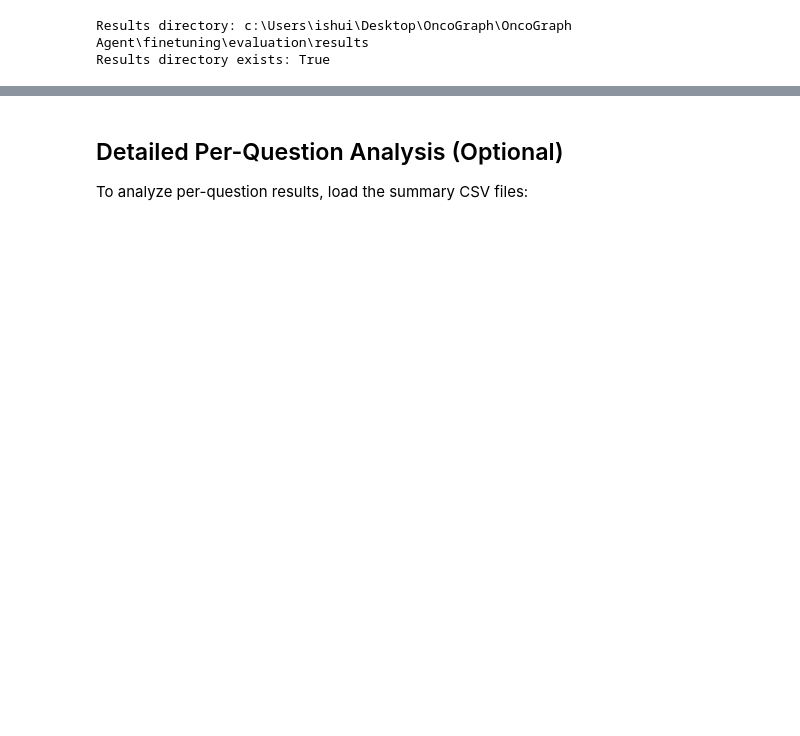
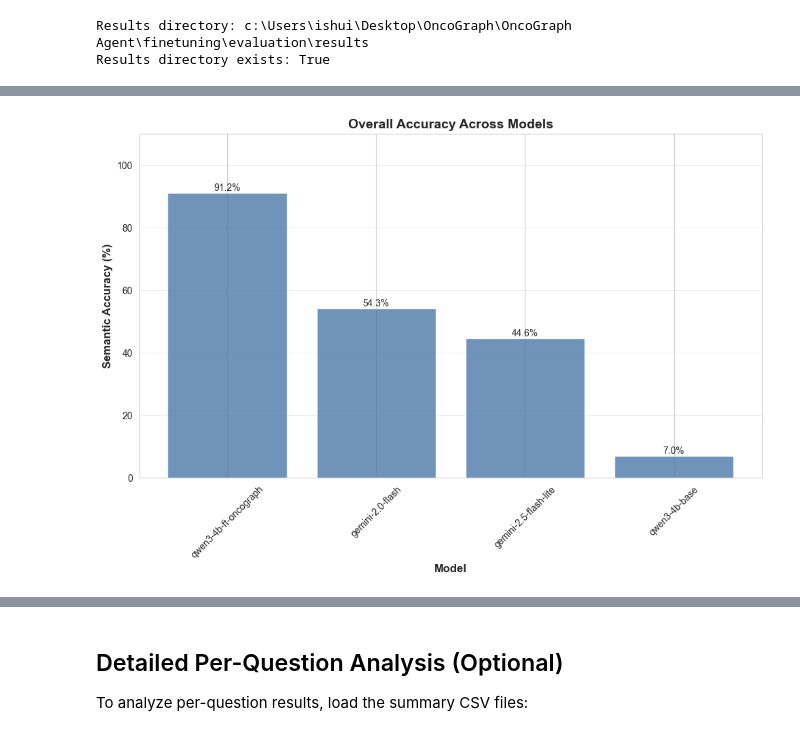
Before and after one commit to ib565/OncoGraph-Engine, a Jupyter notebook: finetuning/notebooks/03_compare_evaluation_results.ipynb, the cells around one changed output, grey strips where cells are left out. Saved outputs shown, nothing was run; the diff lists cells and outputs as text; code cells hidden in the pictures; blank space fills up the shorter version.

```diff
--- a/finetuning/notebooks/03_compare_evaluation_results.ipynb
+++ b/finetuning/notebooks/03_compare_evaluation_results.ipynb
@@ -190,2 +203,34 @@ plt.show()
+# %%
+fig, ax = plt.subplots(figsize=(10, 7))
+bars = ax.bar(
+    comparison_df["Model"],
+    comparison_df["Semantic Accuracy (%)"],
+    color=PALETTE[0],
+    alpha=0.8,
+)
+
+ax.set_xlabel("Model", fontsize=12, fontweight="bold")
+ax.set_ylabel("Semantic Accuracy (%)", fontsize=12, fontweight="bold")
+ax.set_title("Overall Accuracy Across Models", fontsize=14, fontweight="bold")
+ax.set_ylim(0, 110)
+ax.grid(axis="y", alpha=0.3)
+ax.tick_params(axis="x", rotation=45)
+
+# Add value labels
+for bar in bars:
+    height = bar.get_height()
+    ax.text(
+        bar.get_x() + bar.get_width() / 2.0,
+        height,
+        f"{height:.1f}%",
+        ha="center",
+        va="bottom",
+        fontsize=10,
+    )
+
+plt.tight_layout()
+plt.show()
+# %% [output]
+[figure, added]
 # %%
 # Visualization 2: Performance Metrics (Latency)
```
Also changed, not shown: parts of 12 cells of this notebook.
